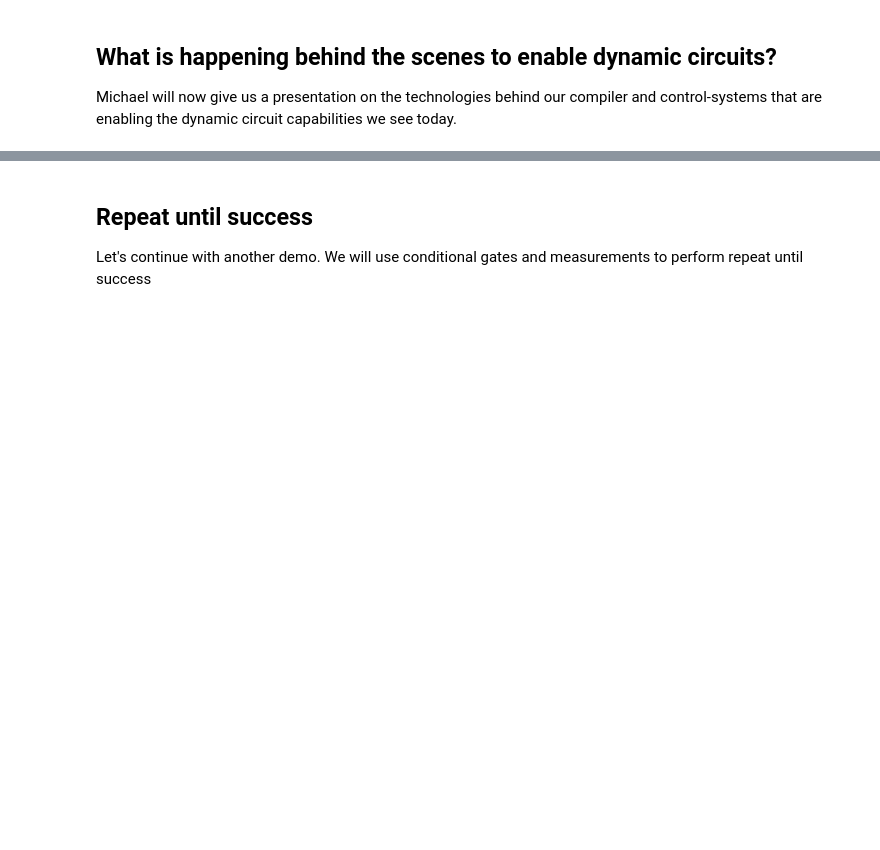
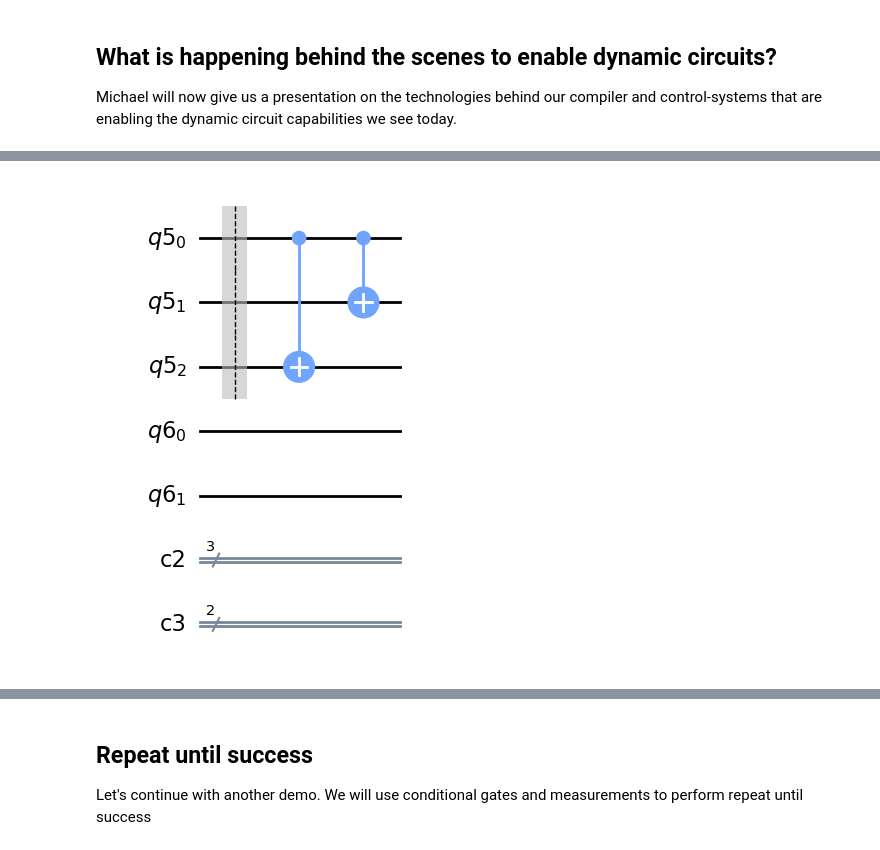
Before and after one commit to mbhealy/IBM-Quantum-Summit-2022-Dynamic-Circuits, a Jupyter notebook: IBM-Quantum-Summit-2022-Dynamic-Circuits.ipynb, the cells around one changed output, grey strips where cells are left out. Cells and saved outputs as stored; diff of their text form; code cells hidden in the pictures; blank space fills up the shorter version.

```diff
--- a/IBM-Quantum-Summit-2022-Dynamic-Circuits.ipynb
+++ b/IBM-Quantum-Summit-2022-Dynamic-Circuits.ipynb
@@ -411,0 +580,12 @@ Michael will now give us a presentation on the technologies behind our compiler
+# %%
+def decode_bit_flip(qc, state, ancillas):
+    inv = qc_encode_bit.inverse()
+    return qc.compose(inv)
+
+qc_decode_bit = build_qc()
+
+qc_decode_bit = decode_bit_flip(qc_decode_bit, state_data, ancillas_data)
+
+qc_decode_bit.draw(output="mpl")
+# %% [output]
+[figure, added]
```
Also changed, not shown: parts of 44 cells of this notebook, 1 other file.
